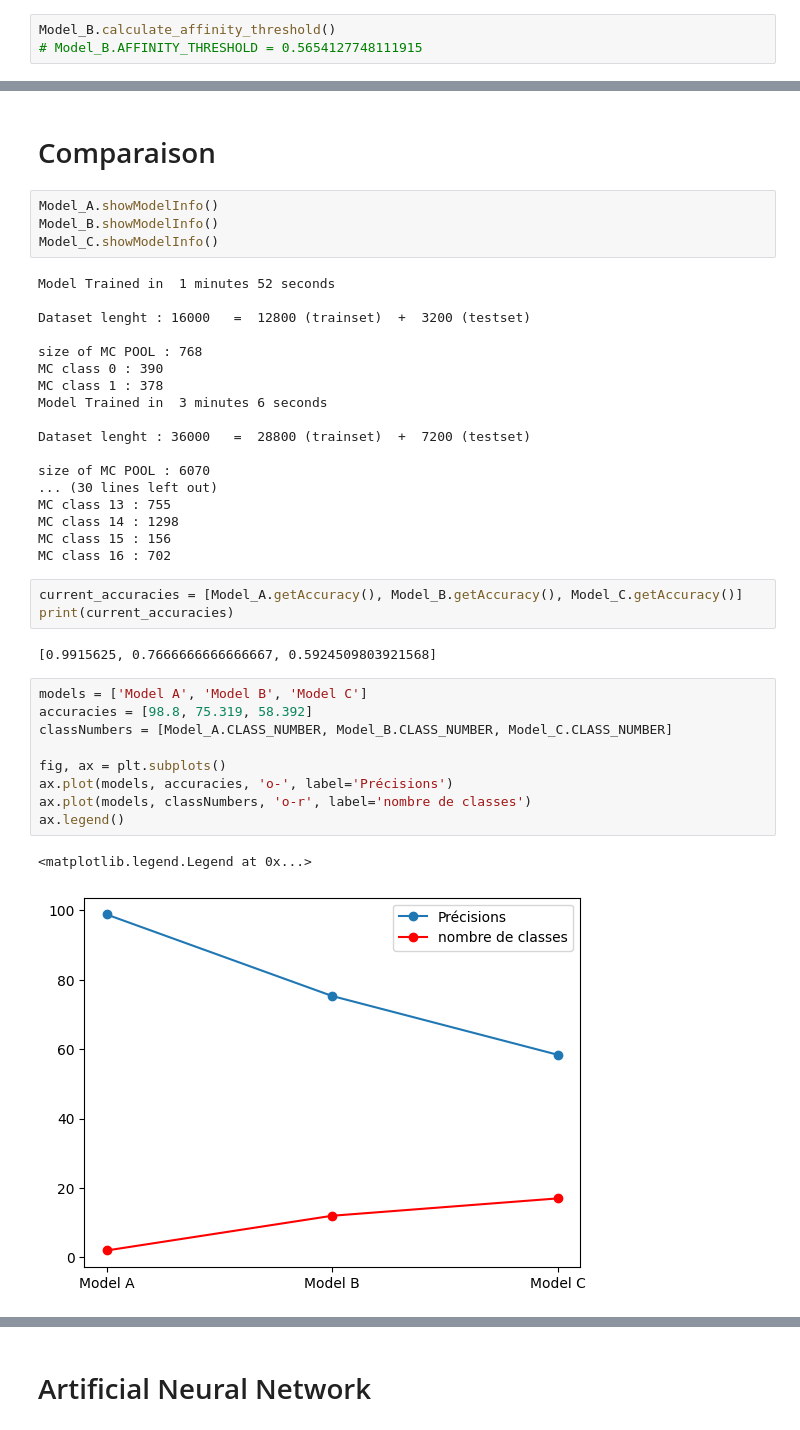
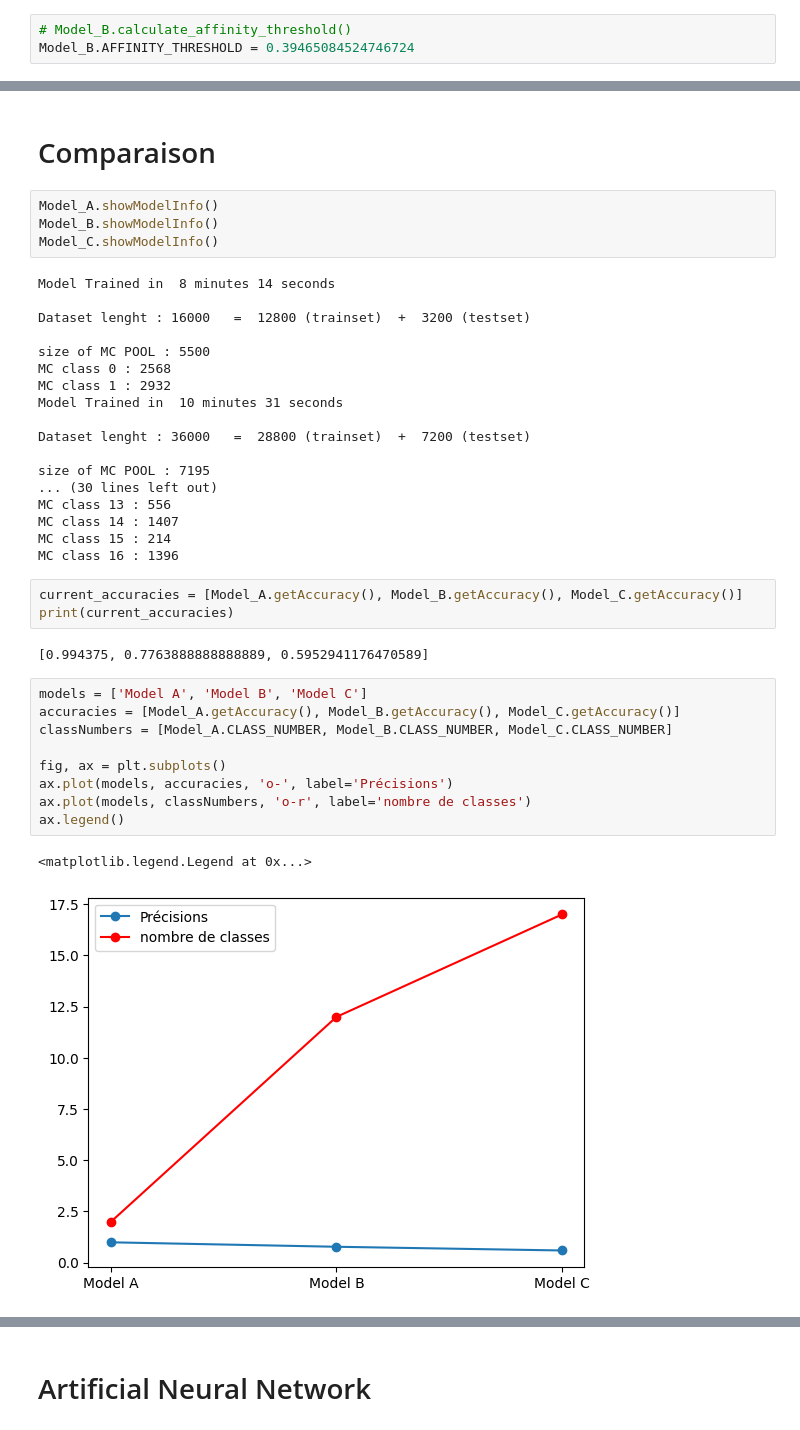
Before and after one commit to Rcym/AIRS-DDoS-Classifier, a Jupyter notebook: V2_all_cases.ipynb, the cells around one changed output, grey strips where cells are left out. Saved outputs shown, nothing was run; the diff lists cells and outputs as text.

```diff
--- a/V2_all_cases.ipynb
+++ b/V2_all_cases.ipynb
@@ -399,3 +379,3 @@ Name: count, dtype: int64
 # %%
-Model_B.calculate_affinity_threshold()
-# Model_B.AFFINITY_THRESHOLD = 0.5654127748111915
+# Model_B.calculate_affinity_threshold()
+Model_B.AFFINITY_THRESHOLD = 0.39465084524746724
@@ -642,40 +589,40 @@ Model_A.showModelInfo()
 Model_B.showModelInfo()
 Model_C.showModelInfo()
 # %% [output]
-Model Trained in  1 minutes 52 seconds
+Model Trained in  8 minutes 14 seconds
 
 Dataset lenght : 16000   =  12800 (trainset)  +  3200 (testset)
 
-size of MC POOL : 768
-MC class 0 : 390
-MC class 1 : 378
-Model Trained in  3 minutes 6 seconds
+size of MC POOL : 5500
+MC class 0 : 2568
+MC class 1 : 2932
+Model Trained in  10 minutes 31 seconds
 
 Dataset lenght : 36000   =  28800 (trainset)  +  7200 (testset)
 
-size of MC POOL : 6070
+size of MC POOL : 7195
 ... (30 lines left out)
-MC class 13 : 755
-MC class 14 : 1298
-MC class 15 : 156
-MC class 16 : 702
+MC class 13 : 556
+MC class 14 : 1407
+MC class 15 : 214
+MC class 16 : 1396
 # %%
 current_accuracies = [Model_A.getAccuracy(), Model_B.getAccuracy(), Model_C.getAccuracy()]
 print(current_accuracies)
 # %% [output]
-[0.9915625, 0.7666666666666667, 0.5924509803921568]
+[0.994375, 0.7763888888888889, 0.5952941176470589]
 # %%
 models = ['Model A', 'Model B', 'Model C']
-accuracies = [98.8, 75.319, 58.392]
+accuracies = [Model_A.getAccuracy(), Model_B.getAccuracy(), Model_C.getAccuracy()]
 classNumbers = [Model_A.CLASS_NUMBER, Model_B.CLASS_NUMBER, Model_C.CLASS_NUMBER]
 
 fig, ax = plt.subplots()
 ax.plot(models, accuracies, 'o-', label='Précisions')
 ax.plot(models, classNumbers, 'o-r', label='nombre de classes')
 ax.legend()
 # %% [output]
 <matplotlib.legend.Legend at 0x...>
-[figure, old version]
+[figure, new version]
 # %%
 Model_A.displayConfusionMatrix(class_names=['Attack', 'Benign'], figsize=(10,5), max=1600, title='Confusion matrix for model A ({}%)'.format(round(Model_A.getAccuracy()*100, 2)))
 Model_B.displayConfusionMatrix(class_names=['Portmap', 'NetBIOS', 'DrDoS_DNS', 'LDAP', 'SNMP', 'UDP', 'Benign', 'MSSQL', 'WebDDoS', 'Syn', 'TFTP', 'DrDoS_NTP'], figsize=(15,10), max=600, title='Confusion matrix for model B ({}%)'.format(round(Model_B.getAccuracy()*100, 2)))
```
Also changed, not shown: parts of 33 cells of this notebook, 9 other files.
